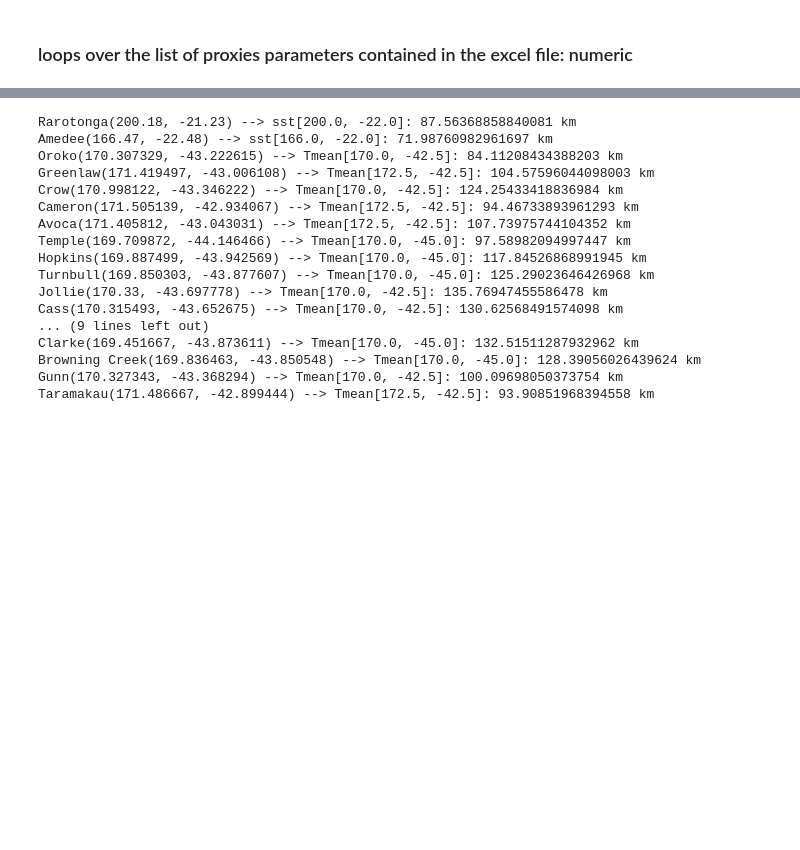
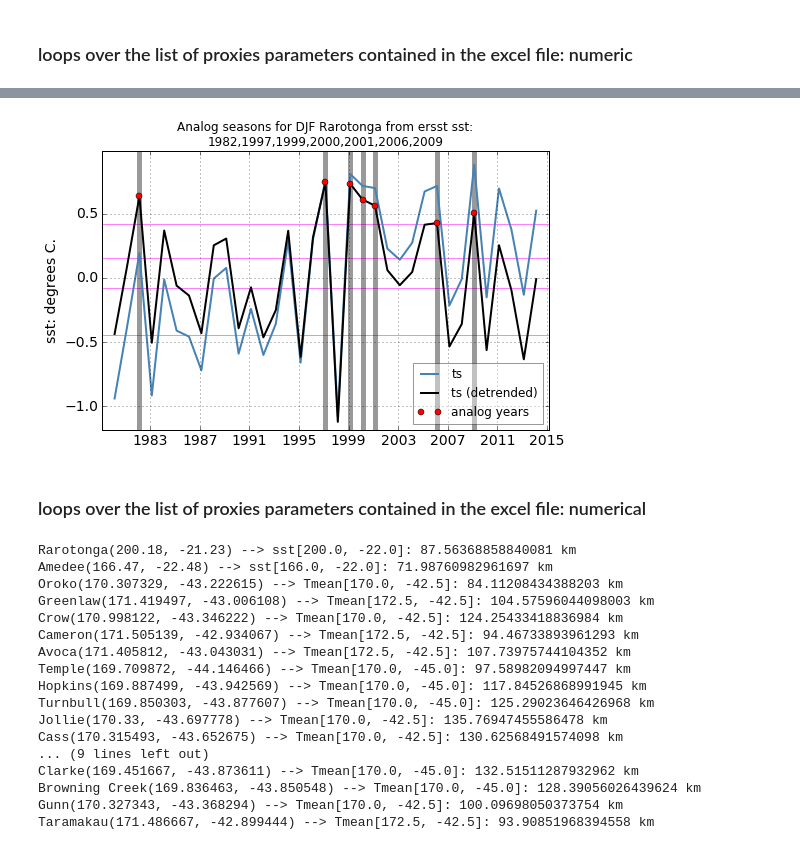
Before and after one commit to nicolasfauchereau/paleopy, a Jupyter notebook: notebooks/proxy.ipynb, the cells around one changed output, grey strips where cells are left out. Drawn from its saved outputs; the diff is of its cells as text; code cells hidden in the pictures; blank space fills up the shorter version.

```diff
--- a/notebooks/proxy.ipynb
+++ b/notebooks/proxy.ipynb
@@ -38,3 +74,9 @@ from paleopy.plotting.scalar_plot import scalar_plot
+# %%
+f = p.plot_season_ts()
+# %% [output]
+[figure, added]
+# %% [markdown]
+### loops over the list of proxies parameters contained in the excel file: numerical
 # %%
 for index, row in proxies_num.iterrows():
 
```
Also changed, not shown: parts of 23 cells of this notebook, 1 other file.
